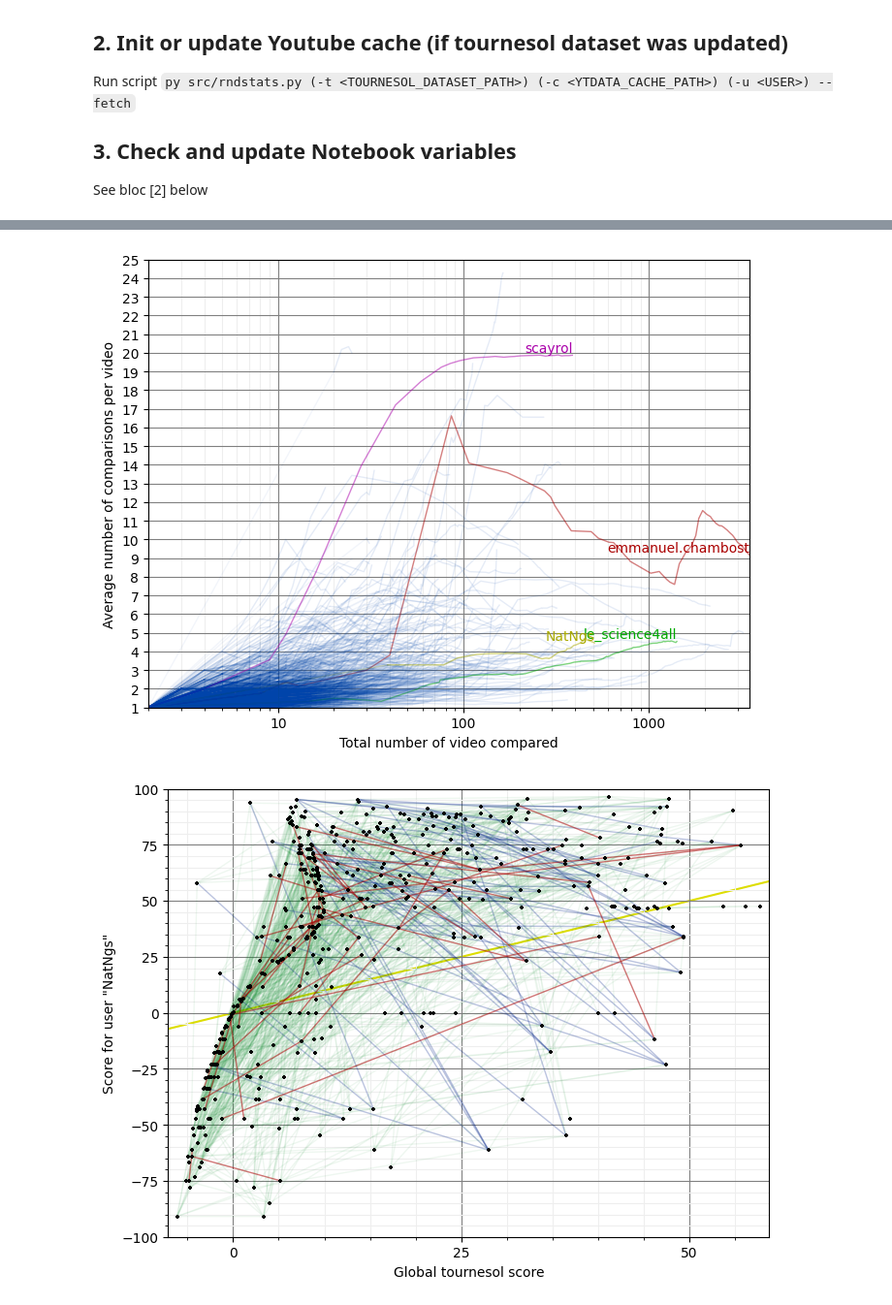
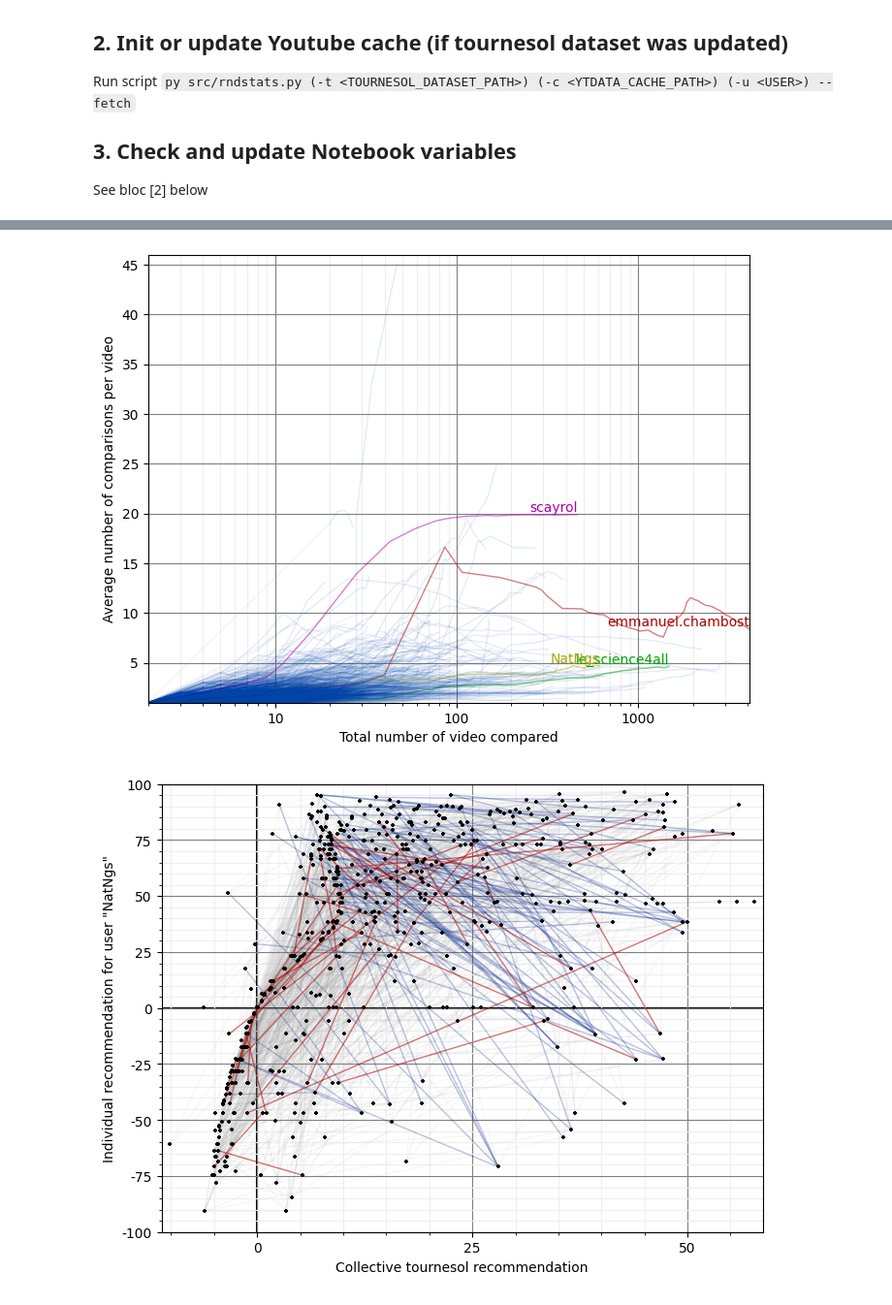
Before and after one commit to NatNgs/Tournesol-Stats, a Jupyter notebook: notebooks/graphs.ipynb, the cells around one changed output, grey strips where cells are left out. Shown at 97% size. Saved outputs shown, nothing was run; the diff lists cells and outputs as text; code cells hidden in the pictures.

```diff
--- a/notebooks/graphs.ipynb
+++ b/notebooks/graphs.ipynb
@@ -35,7 +35,7 @@ from model.individualcriteriascores import IndividualCriteriaScoresFile
 # %%
 # Variables
 YTDATA_CACHE_PATH='../data/YTData_cache.json'
-TOURNESOL_DATASET_PATH='../data/tournesol_dataset_2023-11-06'
+TOURNESOL_DATASET_PATH='../data/tournesol_dataset_2023-12-25'
 # %%
 # Constants
 YTDATA = YTData()
@@ -353,6 +339,6 @@ Recommending for NatNgs:
 # %%
 ## Users comparisons graph
-
+plt.rc('axes', unicode_minus=False)
 def users_cmp_graph():
 	comps:dict[str,int] = dict()
 	videos:dict[str,set[str]] = dict()
@@ -387,11 +373,10 @@ def users_cmp_graph():
 	ax.yaxis.set_major_formatter(mtick.ScalarFormatter())
 	ax.xaxis.set_major_formatter(mtick.ScalarFormatter())
 	ax.set_xlim(xmin=1, xmax=10**math.ceil(math.log10(max(xx))))
-	# ax.set_ylim([1, 10**math.ceil(math.log10(max(yy)))])
-	y_ticks_spacing = round((max(yy)-min(yy))/10)
+	y_ticks_spacing = math.ceil((max(yy)-min(yy))/10)
 	ax.yaxis.set_ticks(np.arange(0, (1+round(max(yy)/y_ticks_spacing))*y_ticks_spacing, y_ticks_spacing))
 	ax.yaxis.set_ticks(np.arange(0, (1+round(max(yy))), 1), minor=True)
-	ax.set_ylim(ymin=0)
+	ax.set_ylim(ymin=0, ymax=math.floor(max(yy))+1)
 	ax.grid(visible=True, which='major', axis='both', color='gray')
 	ax.grid(visible=True, which='minor', axis='both', color='#eee')
 	ax.set_axisbelow(True)
@@ -400,17 +385,19 @@ def users_cmp_graph():
 
 
 	for i,u in enumerate(uu):
-		if u in green and yy[i]*xx[i] > 200:
+		if u in green and yy[i] > 8 or xx[i] > 2000:
+		#if u in green and yy[i]*xx[i] > 800:
 			ax.text(xx[i], yy[i], s=u, fontsize=6, color="#030")
-		elif u not in green and xx[i]*yy[i] > 400:
+		elif u not in green and yy[i] > 12:
+		#elif u not in green and xx[i]*yy[i] > 800:
 			ax.text(xx[i], yy[i], s=u, fontsize=5, color="#300")
 
 	ax.scatter([xx[i] for i,u in enumerate(uu) if u in green],
 			[yy[i] for i,u in enumerate(uu) if u in green],
-			c='#00BB33', marker='.', s=5, label='Active users (cmps in the last 4 weeks)')
+			c='#00BB33', marker='.', s=3, label='Active users (cmps in the last 4 weeks)')
 	ax.scatter([xx[i] for i,u in enumerate(uu) if not u in green],
 			[yy[i] for i,u in enumerate(uu) if not u in green],
-			c='#FF3333', marker='.', s=3, label='Inactive users')
+			c='#FF3333', marker='.', s=2, label='Inactive users')
 	ax.scatter([], [], c="#000", s=2, label=f"Log. trend (y={polyfit[0]:0.2f}*x/log(x){polyfit[1]:+0.2f})")
 
 
@@ -561,9 +551,9 @@ def global_progress_graph():
 		if max_y > my:
 			my = max_y
 
+	ax.yaxis.set_ticks(np.arange(start=0, stop=my+1, step=5))
 	ax.set_ylim([1, math.ceil(my)])
 	ax.set_xlim([2, math.ceil(mx)])
-	ax.yaxis.set_ticks(np.arange(start=1, stop=my+1, step=1))
 
 	ax.set_xscale('log')
 	ax.xaxis.set_major_formatter(mtick.ScalarFormatter())
@@ -574,7 +564,7 @@ def global_progress_graph():
 
 global_progress_graph()
 # %% [output]
-[figure, old version]
+[figure, new version]
 # %%
 ## User against global scores
 
@@ -593,26 +583,34 @@ def user_vs_global():
 	ax.grid(visible=True, which='minor', axis='both', color='#eee')
 	ax.set_axisbelow(True)
 
-	ax.plot([-100,100], [-100,100], color='#DD0', zorder=-1)
+	ax.plot([-100,100], [0,0], color='#000', zorder=-1)
+	ax.plot([0,0], [-100,100], color='#000', zorder=-1)
 
 	xminmax = [0,0]
 	def add_comparisons(line:ComparisonLine):
 		if line.criterion != CRITERION or line.vid1 not in uscores or line.vid2 not in uscores:
 			return
 		if line.user == USER:
-			color="#0821"
-			zorder=2
+			color = None
+			zorder = None
 			if ((uscores[line.vid2][CRITERION][0] - uscores[line.vid1][CRITERION][0] > 10 and line.score < -1) \
 				or (uscores[line.vid1][CRITERION][0] - uscores[line.vid2][CRITERION][0] > 10 and line.score > 1)):
+				# 'Red' links: Individual score does not match with comparison direction (the one compared as to be recommended has a lower individual score)
 				color = '#A008'
-				zorder=4
+				zorder = 4
 				# print(f"- {line.vid1} # {-line.score:+0d} # {line.vid2}")
 				# print(f"  {YTDATA.videos.get(line.vid1,line.vid1)} (me:{uscores[line.vid1][CRITERION][0]:0.2f}, glob:{gscores[line.vid1][CRITERION][0]:0.2f})")
 				# print(f"  {YTDATA.videos.get(line.vid2,line.vid2)} (me:{uscores[line.vid2][CRITERION][0]:0.2f}, glob:{uscores[line.vid2][CRITERION][0]:0.2f})\n")
 			elif (gscores[line.vid2][CRITERION][0] - gscores[line.vid1][CRITERION][0] > 10 and line.score < -1) \
 				or (gscores[line.vid1][CRITERION][0] - gscores[line.vid2][CRITERION][0] > 10 and line.score > 1):
+				# 'Blue' links (individual score corresponds to comparison direction, but not collective score)
 				color = '#0284'
-				zorder=3
+				zorder = 3
+			else:
+				# 'Gray' links (individual score AND collective score corresponds to comparison direction)
+				color = '#8881' # '#0821'
+				zorder = 2
+
 			ax.plot(
 				[gscores[line.vid1][CRITERION][0], gscores[line.vid2][CRITERION][0]], # Global scores
 				[uscores[line.vid1][CRITERION][0], uscores[line.vid2][CRITERION][0]], # User scores
@@ -626,35 +624,35 @@ def user_vs_global():
 			if (gscores[line.vid2][CRITERION][0] > gscores[line.vid1][CRITERION][0] and line.score <= 0) \
 				or (gscores[line.vid2][CRITERION][0] < gscores[line.vid1][CRITERION][0] and line.score >= 0):
 				ax.plot(
 					[gscores[line.vid1][CRITERION][0], gscores[line.vid2][CRITERION][0]], # Global scores
 					[uscores[line.vid1][CRITERION][0], uscores[line.vid2][CRITERION][0]], # User scores
 					color='#8041',
 					linewidth=1
 				)"""
 	COMPARISONS.foreach(add_comparisons)
 
 	# plt.title('How many comparisons every Tournesol users have done')
 	ax.set_xlim(xmin=xminmax[0]-1, xmax=xminmax[1]+1)
 	ax.xaxis.zorder = 1
 	ax.xaxis.set_ticks([t for t in [-100, -75, -50, -25, 0, 25, 50, 75, 100] if t >= xminmax[0] and t <= xminmax[1]])
 	ax.xaxis.set_ticks([t for t in range(-100,101,5) if t >= xminmax[0] and t <= xminmax[1]], minor=True)
-	ax.set_xlabel('Global tournesol score')
+	ax.set_xlabel('Collective tournesol recommendation')
 
 	ax.set_ylim([-100, 100])
 	ax.yaxis.zorder = 1
 	ax.yaxis.set_ticks([-100, -75, -50, -25, 0, 25, 50, 75, 100])
 	ax.yaxis.set_ticks(list(range(-100,101,5)), minor=True)
-	ax.set_ylabel('Score for user "' + USER + '"')
+	ax.set_ylabel('Individual recommendation for user "' + USER + '"')
 
 	# Plot videos as black dots
 	ax.scatter(
 		[gscores[v][CRITERION][0] for v in vids], # Global scores
 		[uscores[v][CRITERION][0] for v in vids], # User scores
 		c='#000', marker='+', s=8,
 		zorder=10
 	)
 user_vs_global()
 # %% [output]
-[figure, old version]
+[figure, new version]
 # %%
 ## Users comparisons count graph
```
Also changed, not shown: parts of 12 cells of this notebook, 1 other file.
